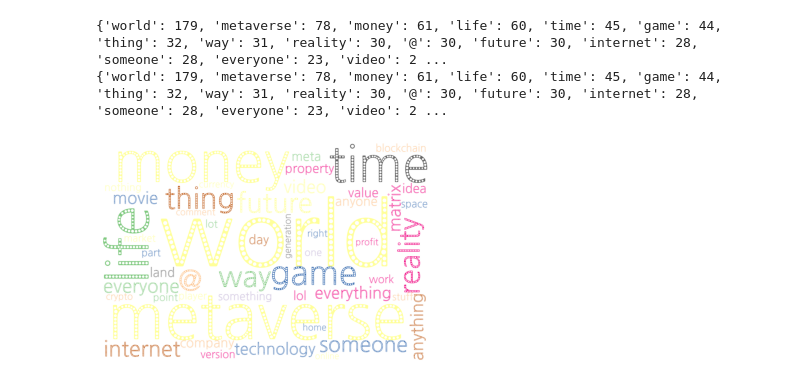
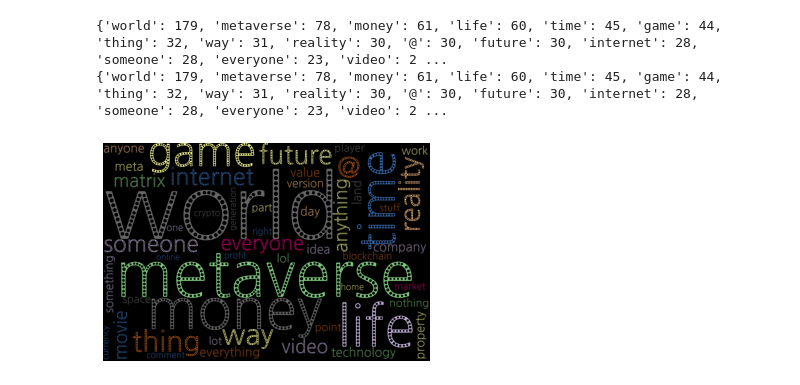
Before and after one commit to sswonlee/sswonlee, a Jupyter notebook: 워드클라우드_영어_분석.ipynb, the cells around one changed output. Saved outputs shown, nothing was run; the diff lists cells and outputs as text; code cells hidden in the pictures.

```diff
--- a/워드클라우드_영어_분석.ipynb
+++ b/워드클라우드_영어_분석.ipynb
@@ -108,16 +104,16 @@ print(words_top50)
 # %%
 from wordcloud import WordCloud
 import matplotlib.pyplot as plt
 
 !apt-get update -qq
 !apt-get install fonts-nanum* -qq
 
 font = '/usr/share/fonts/truetype/nanum/NanumGothicEco.ttf'
-wordcloud = WordCloud(font_path = font, background_color='white',colormap = "Accent_r",
+wordcloud = WordCloud(font_path = font, background_color='black',colormap = "Accent_r",
                       width=3000, height=2000).generate_from_frequencies(words_top50)
 
 plt.imshow(wordcloud)
 plt.axis('off')
 plt.show()
 # %% [output]
-[figure, old version]
+[figure, new version]
```
Also changed, not shown: parts of 4 cells of this notebook.
